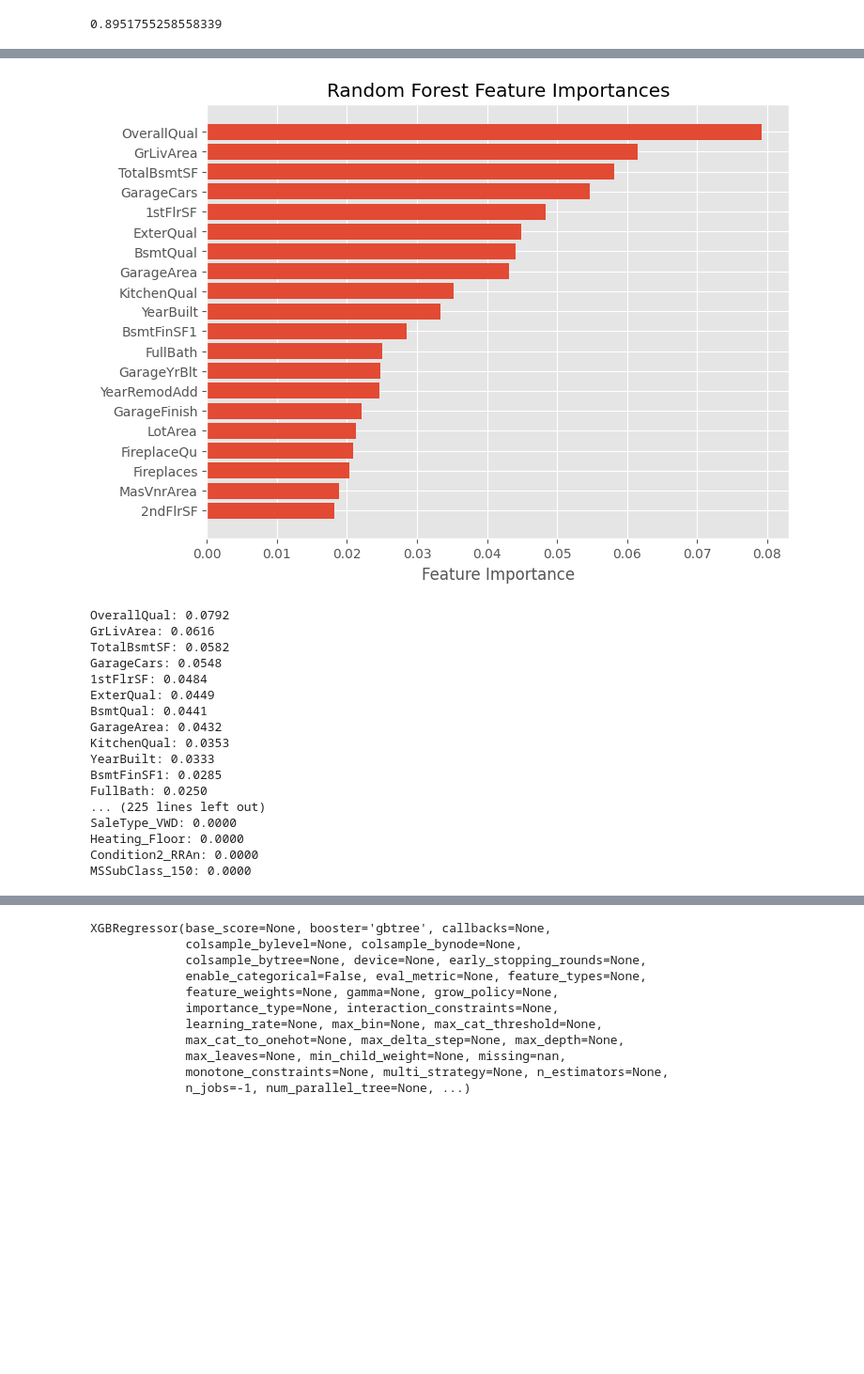
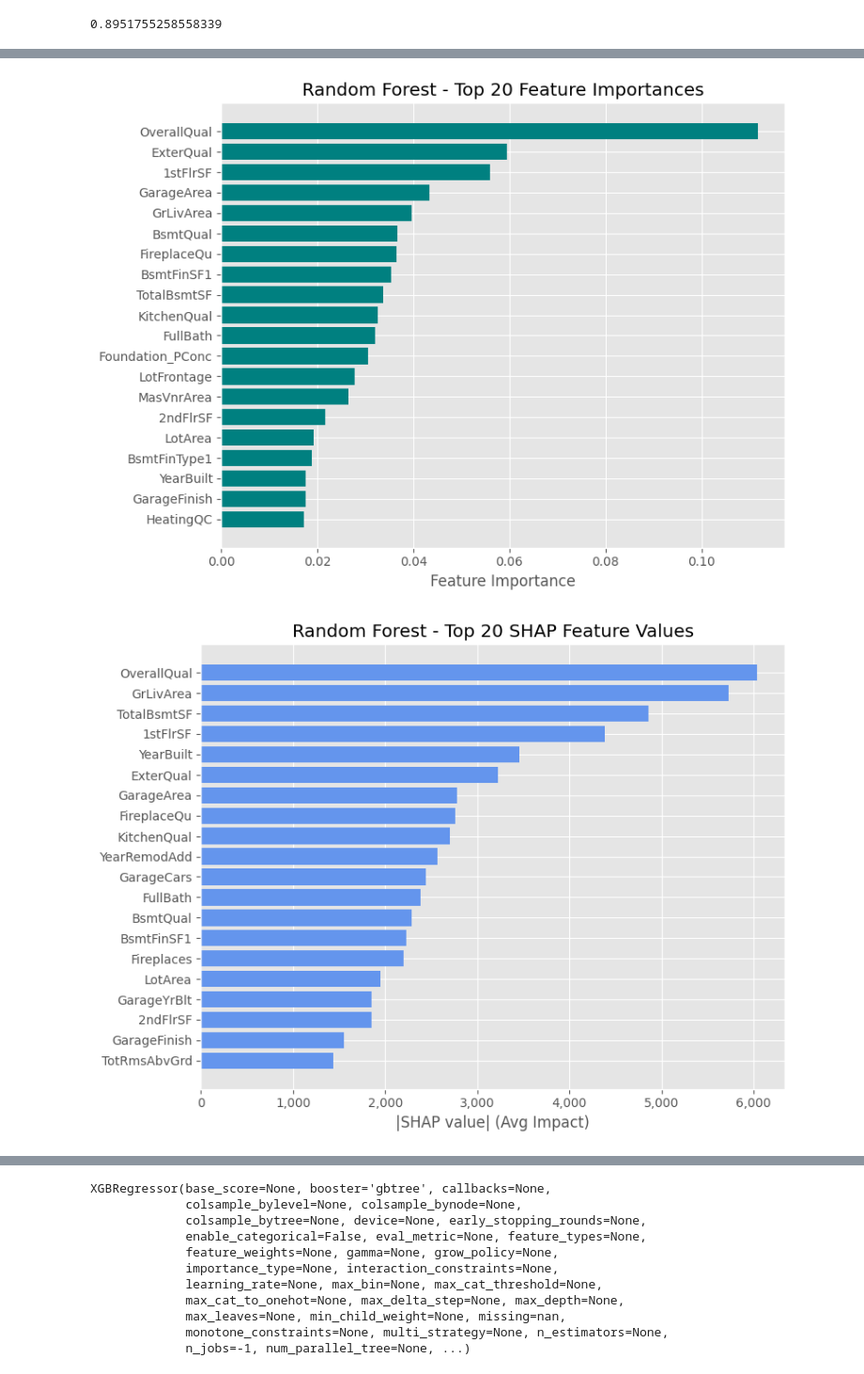
Before and after one commit to edwardweldon100/Machine-Learning-Project, a Jupyter notebook: ML Project- Trees- OneHot Nominal only.ipynb, the cells around one changed output, grey strips where cells are left out. Shown at 94% size. Cells and saved outputs as stored; diff of their text form; code cells hidden in the pictures; blank space fills up the shorter version.

Commit message:
Feature Importance & SHAP value Plots
Feature Importance & SHAP value Plots for all models.  Some extra model tuning as well

```diff
--- a/ML Project- Trees- OneHot Nominal only.ipynb
+++ b/ML Project- Trees- OneHot Nominal only.ipynb
@@ -182,13 +352,12 @@ base_tree = DecisionTreeRegressor(random_state=2)
 bagging_model = BaggingRegressor(estimator=base_tree, random_state=2, n_jobs=-1)
 # %%
 #Initial Bagging RandomizedSearchCV for faster estimates
-'''
 bagging_param = {
-    'estimator__criterion': ['squared_error', 'absolute_error'],
+    'estimator__criterion': ['squared_error'],
     'estimator__max_depth': [21, 22, 23],
     'n_estimators': [75, 76, 77]
 }
-random_search = RandomizedSearchCV(
+random_search_bag = RandomizedSearchCV(
     bagging_model,
     param_distributions=bagging_param,
     n_iter=20,
@@ -198,8 +367,7 @@ random_search = RandomizedSearchCV(
     random_state=2,
     verbose=1
 )
-random_search.fit(X, Y)
-print('Best parameters:', random_search.best_params_)
-print(f'Best CV Score: {random_search.best_score_:.4f}')
-'''
+random_search_bag.fit(X, Y)
+print('Best parameters:', random_search_bag.best_params_)
+print(f'Best CV Score: {random_search_bag.best_score_:.4f}')
 # %% [output]
@@ -208,9 +376,8 @@ Best parameters: {'n_estimators': 76, 'estimator__max_depth': 22, 'estimator__cr
 Best CV Score: 0.8960
 # %%
 #Final Bagging Grid Search
-'''
 grid_params_bagging = {
-    'estimator__criterion': ['squared_error', 'friedman_mse', 'absolute_error'],
+    'estimator__criterion': ['squared_error'],
     'estimator__max_depth': [21, 22, 23],
     'n_estimators': [70, 71, 72]
 }
@@ -226,5 +393,4 @@ grid_search_bagging.fit(X, Y)
 
 print('Best parameters:', grid_search_bagging.best_params_)
 print(f'Best CV Score: {grid_search_bagging.best_score_:.4f}')
-'''
 # %% [output]
@@ -340,42 +482,6 @@ Best CV R²: 0.8966
 # %%
-#Random Forest Feature Importances
-best_rf = grid_search_rf.best_estimator_
-importances = best_rf.feature_importances_
-
-#Pair with Feature Names
-feature_importance = list(zip(X.columns, importances))
-feature_importance_sorted = sorted(feature_importance, key=lambda x: x[1], reverse=True)
-
-#Plot Top 20 Feature Importances
-top_features = feature_importance_sorted[:20]
-names, values = zip(*top_features)
-
-plt.figure(figsize=(8, 6))
-plt.barh(names, values)
-plt.gca().invert_yaxis()
-plt.xlabel('Feature Importance')
-plt.title('Random Forest Feature Importances')
-plt.show()
-
-#Print all Feature Importances
-for name, importance in feature_importance_sorted:
-    print(f'{name}: {importance:.4f}')
+#Random Forest Feature Importances & SHAP values
+Plot_Feature_SHAP_Importances(random_search_rf, 'Random Forest')
 # %% [output]
-[figure, old version]
+[figure, new version]
-OverallQual: 0.0792
-GrLivArea: 0.0616
-TotalBsmtSF: 0.0582
-GarageCars: 0.0548
-1stFlrSF: 0.0484
-ExterQual: 0.0449
-BsmtQual: 0.0441
-GarageArea: 0.0432
-KitchenQual: 0.0353
-YearBuilt: 0.0333
-BsmtFinSF1: 0.0285
-FullBath: 0.0250
-... (225 lines left out)
-SaleType_VWD: 0.0000
-Heating_Floor: 0.0000
-Condition2_RRAn: 0.0000
-MSSubClass_150: 0.0000
+[figure, added]
```
Also changed, not shown: parts of 27 cells of this notebook.
